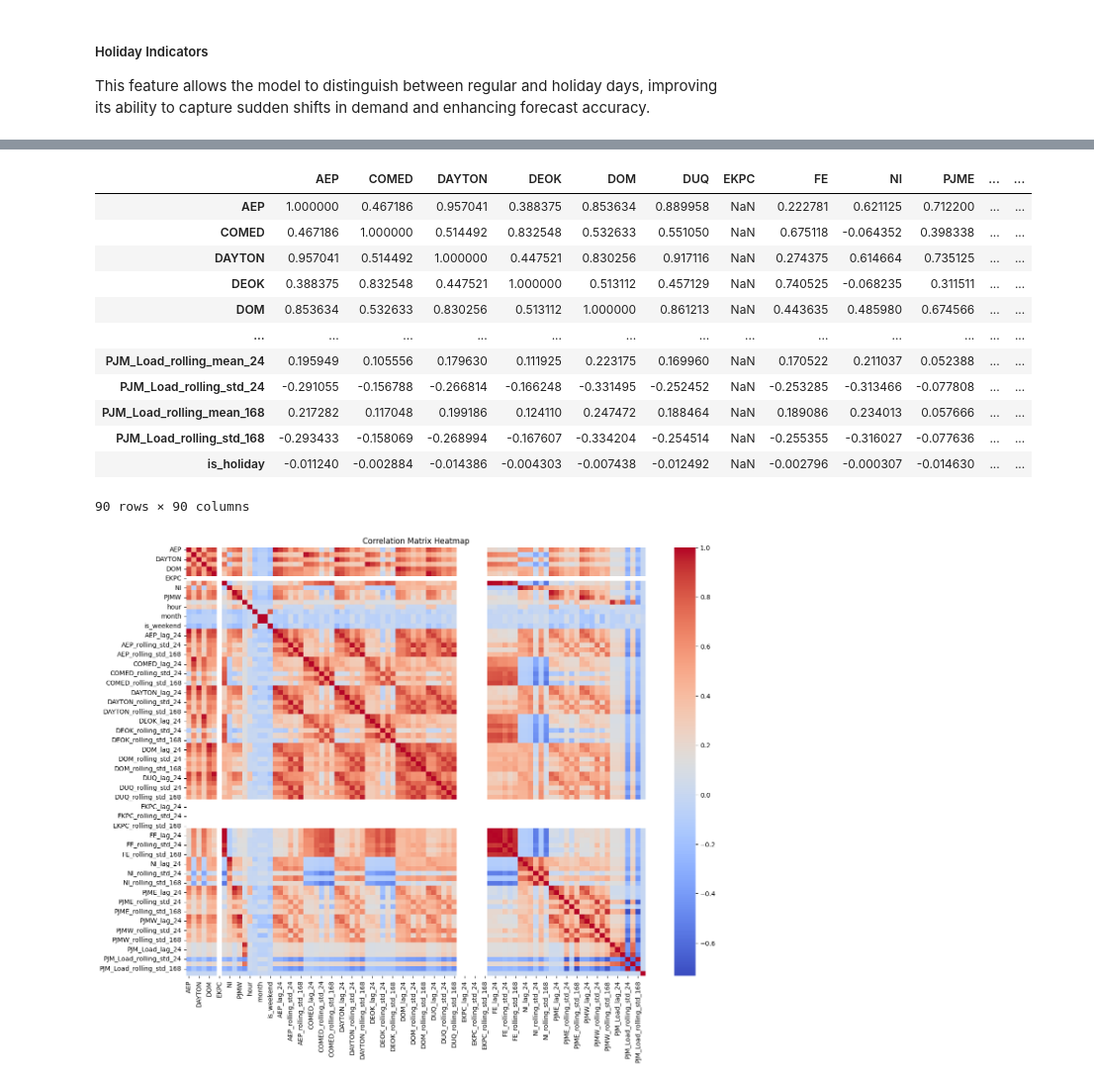
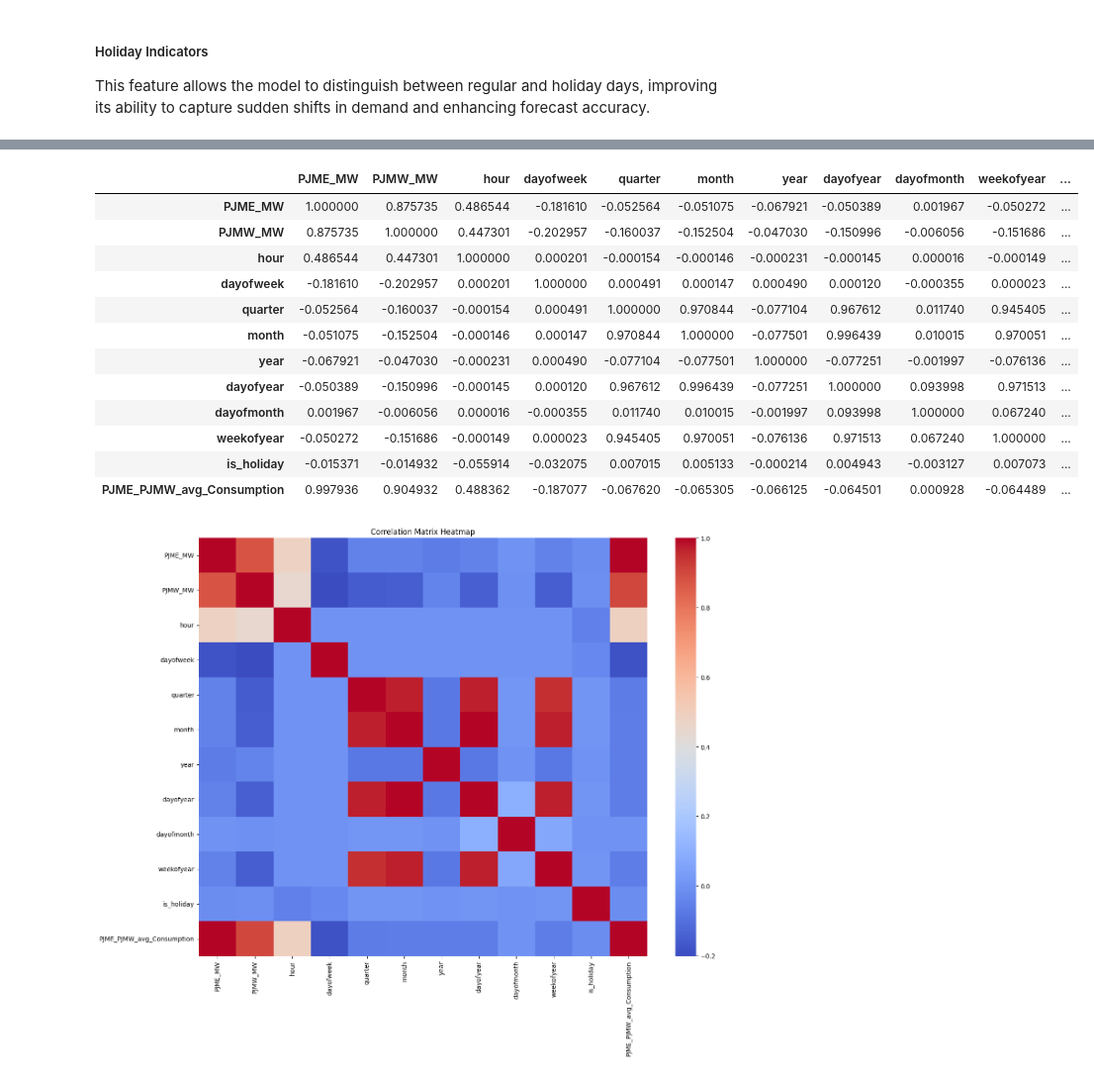
Before and after one commit to Himanshu-2678/Energy-Consumption-Forecasting, a Jupyter notebook: notebooks/3-feature_engineering.ipynb, the cells around one changed output, grey strips where cells are left out. Shown: that part at 99% size. Saved outputs shown, nothing was run; the diff lists cells and outputs as text; code cells hidden in the pictures.

```diff
--- a/notebooks/3-feature_engineering.ipynb
+++ b/notebooks/3-feature_engineering.ipynb
@@ -26,2 +36,7 @@ df_cleaned.shape
 # %%
-df_cleaned.columns
+## converting df["Datetime"] to datetime format
+# Convert 'Datetime' column to datetime format if it isn't already
+df['Datetime'] = pd.to_datetime(df['Datetime'])
+
+# Set the 'Datetime' column as the index
+df.set_index('Datetime', inplace=True)
@@ -32,10 +43,20 @@ Index(['AEP', 'COMED', 'DAYTON', 'DEOK', 'DOM', 'DUQ', 'EKPC', 'FE', 'NI',
 # %% [markdown]
 ##### Extracting time-based feature
 # %%
-## extracting time-based features
-df_cleaned['hour'] = df_cleaned.index.hour
-df_cleaned['day_of_week'] = df_cleaned.index.dayofweek
-df_cleaned['month'] = df_cleaned.index.month
-df_cleaned['day_of_year'] = df_cleaned.index.dayofyear
-df_cleaned['is_weekend'] = (df_cleaned.index.dayofweek >= 5).astype(int)
+def create_features(df):
+    """
+    Create time series features based on time series index.
+    """
+    df = df.copy()
+    df['hour'] = df.index.hour
+    df['dayofweek'] = df.index.dayofweek
+    df['quarter'] = df.index.quarter
+    df['month'] = df.index.month
+    df['year'] = df.index.year
+    df['dayofyear'] = df.index.dayofyear
+    df['dayofmonth'] = df.index.day
+    df['weekofyear'] = df.index.isocalendar().week
+    return df
+
+df = create_features(df)
 # %%
@@ -76,7 +105,7 @@ import pandas as pd
 from pandas.tseries.holiday import USFederalHolidayCalendar
 
 calendar = USFederalHolidayCalendar()
-holidays = calendar.holidays(start=df_cleaned.index.min(), end=df_cleaned.index.max())
+holidays = calendar.holidays(start=df.index.min(), end=df.index.max())
 
-df_cleaned['is_holiday'] = df_cleaned.index.isin(holidays).astype(int)
+df['is_holiday'] = df.index.isin(holidays).astype(int)
 # %%
@@ -101 +116,4 @@ Index(['AEP', 'COMED', 'DAYTON', 'DEOK', 'DOM', 'DUQ', 'EKPC', 'FE', 'NI',
       dtype='object')
+# %%
+## Average Consumption of PJM East and West
+df["PJME_PJME_avg_Consumption"] = (df['PJME_MW'] + df['PJMW_MW'])/2
@@ -134,28 +170,28 @@ Text(0.5, 1.0, 'Distribution of PJM_Load')
 # %%
-df_cleaned.corr()
+df.corr()
 # %% [output]
-|  | AEP | COMED | DAYTON | DEOK | DOM | DUQ | EKPC | FE | NI | PJME | ... | ... |
-| AEP | 1.000000 | 0.467186 | 0.957041 | 0.388375 | 0.853634 | 0.889958 | NaN | 0.222781 | 0.621125 | 0.712200 | ... | ... |
-| COMED | 0.467186 | 1.000000 | 0.514492 | 0.832548 | 0.532633 | 0.551050 | NaN | 0.675118 | -0.064352 | 0.398338 | ... | ... |
-| DAYTON | 0.957041 | 0.514492 | 1.000000 | 0.447521 | 0.830256 | 0.917116 | NaN | 0.274375 | 0.614664 | 0.735125 | ... | ... |
-| DEOK | 0.388375 | 0.832548 | 0.447521 | 1.000000 | 0.513112 | 0.457129 | NaN | 0.740525 | -0.068235 | 0.311511 | ... | ... |
-| DOM | 0.853634 | 0.532633 | 0.830256 | 0.513112 | 1.000000 | 0.861213 | NaN | 0.443635 | 0.485980 | 0.674566 | ... | ... |
-| ... | ... | ... | ... | ... | ... | ... | ... | ... | ... | ... | ... | ... |
-| PJM_Load_rolling_mean_24 | 0.195949 | 0.105556 | 0.179630 | 0.111925 | 0.223175 | 0.169960 | NaN | 0.170522 | 0.211037 | 0.052388 | ... | ... |
-| PJM_Load_rolling_std_24 | -0.291055 | -0.156788 | -0.266814 | -0.166248 | -0.331495 | -0.252452 | NaN | -0.253285 | -0.313466 | -0.077808 | ... | ... |
-| PJM_Load_rolling_mean_168 | 0.217282 | 0.117048 | 0.199186 | 0.124110 | 0.247472 | 0.188464 | NaN | 0.189086 | 0.234013 | 0.057666 | ... | ... |
-| PJM_Load_rolling_std_168 | -0.293433 | -0.158069 | -0.268994 | -0.167607 | -0.334204 | -0.254514 | NaN | -0.255355 | -0.316027 | -0.077636 | ... | ... |
-| is_holiday | -0.011240 | -0.002884 | -0.014386 | -0.004303 | -0.007438 | -0.012492 | NaN | -0.002796 | -0.000307 | -0.014630 | ... | ... |
+|  | PJME_MW | PJMW_MW | hour | dayofweek | quarter | month | year | dayofyear | dayofmonth | weekofyear | ... |
+| PJME_MW | 1.000000 | 0.875735 | 0.486544 | -0.181610 | -0.052564 | -0.051075 | -0.067921 | -0.050389 | 0.001967 | -0.050272 | ... |
+| PJMW_MW | 0.875735 | 1.000000 | 0.447301 | -0.202957 | -0.160037 | -0.152504 | -0.047030 | -0.150996 | -0.006056 | -0.151686 | ... |
+| hour | 0.486544 | 0.447301 | 1.000000 | 0.000201 | -0.000154 | -0.000146 | -0.000231 | -0.000145 | 0.000016 | -0.000149 | ... |
+| dayofweek | -0.181610 | -0.202957 | 0.000201 | 1.000000 | 0.000491 | 0.000147 | 0.000490 | 0.000120 | -0.000355 | 0.000023 | ... |
+| quarter | -0.052564 | -0.160037 | -0.000154 | 0.000491 | 1.000000 | 0.970844 | -0.077104 | 0.967612 | 0.011740 | 0.945405 | ... |
+| month | -0.051075 | -0.152504 | -0.000146 | 0.000147 | 0.970844 | 1.000000 | -0.077501 | 0.996439 | 0.010015 | 0.970051 | ... |
+| year | -0.067921 | -0.047030 | -0.000231 | 0.000490 | -0.077104 | -0.077501 | 1.000000 | -0.077251 | -0.001997 | -0.076136 | ... |
+| dayofyear | -0.050389 | -0.150996 | -0.000145 | 0.000120 | 0.967612 | 0.996439 | -0.077251 | 1.000000 | 0.093998 | 0.971513 | ... |
+| dayofmonth | 0.001967 | -0.006056 | 0.000016 | -0.000355 | 0.011740 | 0.010015 | -0.001997 | 0.093998 | 1.000000 | 0.067240 | ... |
+| weekofyear | -0.050272 | -0.151686 | -0.000149 | 0.000023 | 0.945405 | 0.970051 | -0.076136 | 0.971513 | 0.067240 | 1.000000 | ... |
+| is_holiday | -0.015371 | -0.014932 | -0.055914 | -0.032075 | 0.007015 | 0.005133 | -0.000214 | 0.004943 | -0.003127 | 0.007073 | ... |
+| PJME_PJMW_avg_Consumption | 0.997936 | 0.904932 | 0.488362 | -0.187077 | -0.067620 | -0.065305 | -0.066125 | -0.064501 | 0.000928 | -0.064489 | ... |
-90 rows × 90 columns
 # %%
 import matplotlib.pyplot as plt
 import seaborn as sns
 
 plt.figure(figsize=(16, 12))
-sns.heatmap(df_cleaned.corr(), cmap='coolwarm', annot=False, fmt='.2f')
+sns.heatmap(df.corr(), cmap='coolwarm', annot=False, fmt='.2f')
 plt.title('Correlation Matrix Heatmap')
 plt.show()
 # %% [output]
-[figure, old version]
+[figure, new version]
 # %%
 ## saving the cleaned data with new features
```
Also changed, not shown: parts of 20 cells of this notebook, 5 other files.
